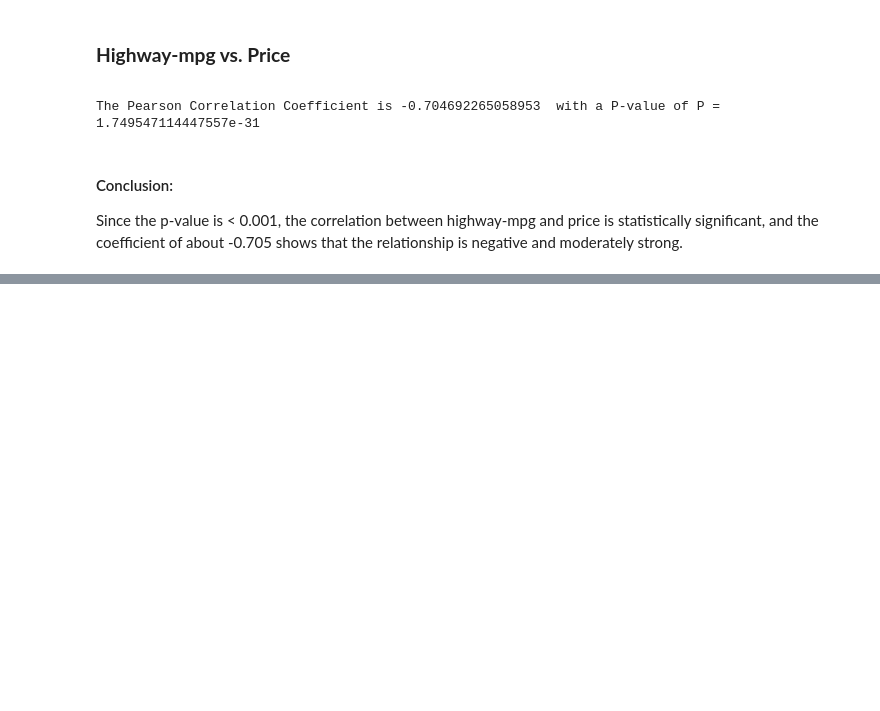
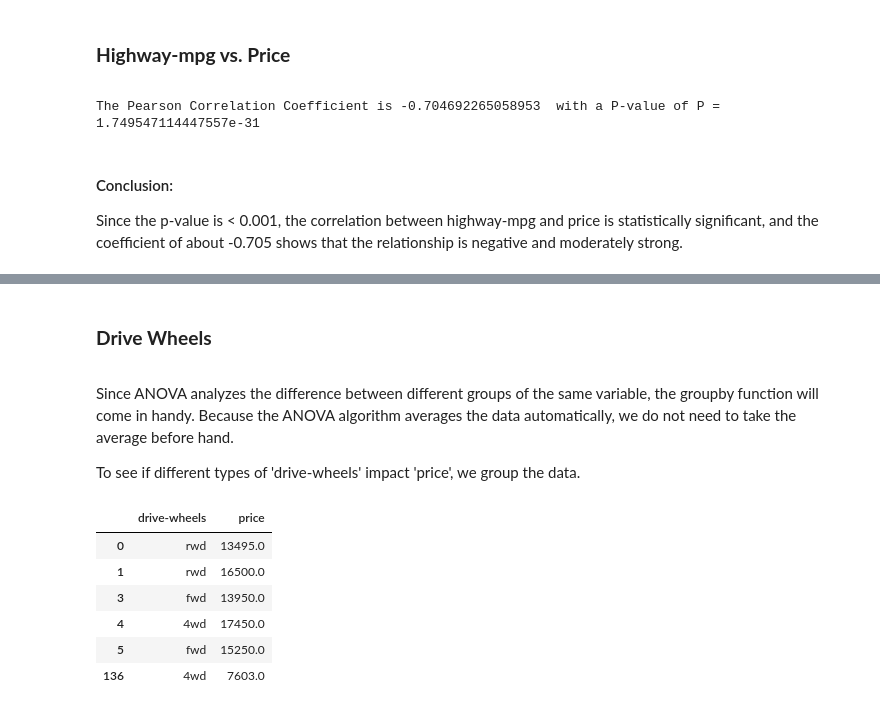
Before and after one commit to admiralexzar/Data-Analysis-with-Python, a Jupyter notebook: Data_Analysis_with_Python.ipynb, the cells around one changed output, grey strips where cells are left out. Drawn from its saved outputs; the diff is of its cells as text; code cells hidden in the pictures; blank space fills up the shorter version.

```diff
--- a/Data_Analysis_with_Python.ipynb
+++ b/Data_Analysis_with_Python.ipynb
@@ -608,0 +620,17 @@ Since the p-value is < 0.001, the correlation between highway-mpg and price is s
+# %% [markdown]
+**<h3>Drive Wheels</h3>**
+# %% [markdown]
+<p>Since ANOVA analyzes the difference between different groups of the same variable, the groupby function will come in handy. Because the ANOVA algorithm averages the data automatically, we do not need to take the average before hand.</p>
+
+<p>To see if different types of 'drive-wheels' impact  'price', we group the data.</p>
+# %%
+grouped_test2=df_gptest[['drive-wheels', 'price']].groupby(['drive-wheels'])
+grouped_test2.head(2)
+# %% [output]
+|  | drive-wheels | price |
+| 0 | rwd | 13495.0 |
+| 1 | rwd | 16500.0 |
+| 3 | fwd | 13950.0 |
+| 4 | 4wd | 17450.0 |
+| 5 | fwd | 15250.0 |
+| 136 | 4wd | 7603.0 |
```
Also changed, not shown: parts of 16 cells of this notebook.
